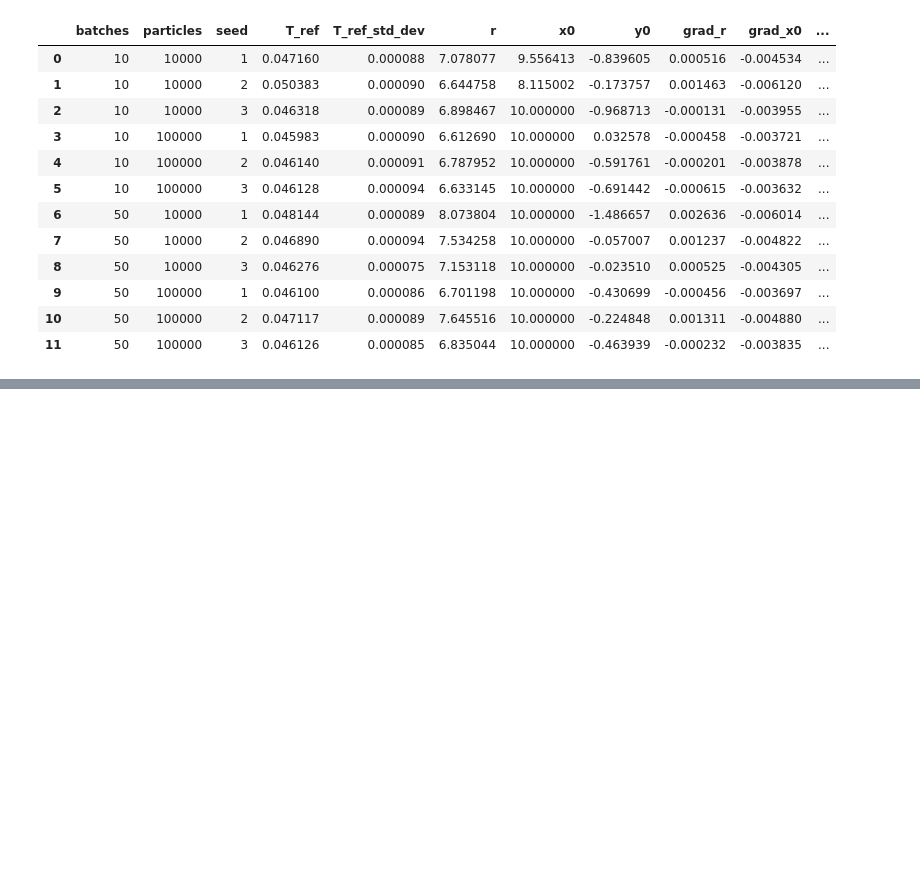
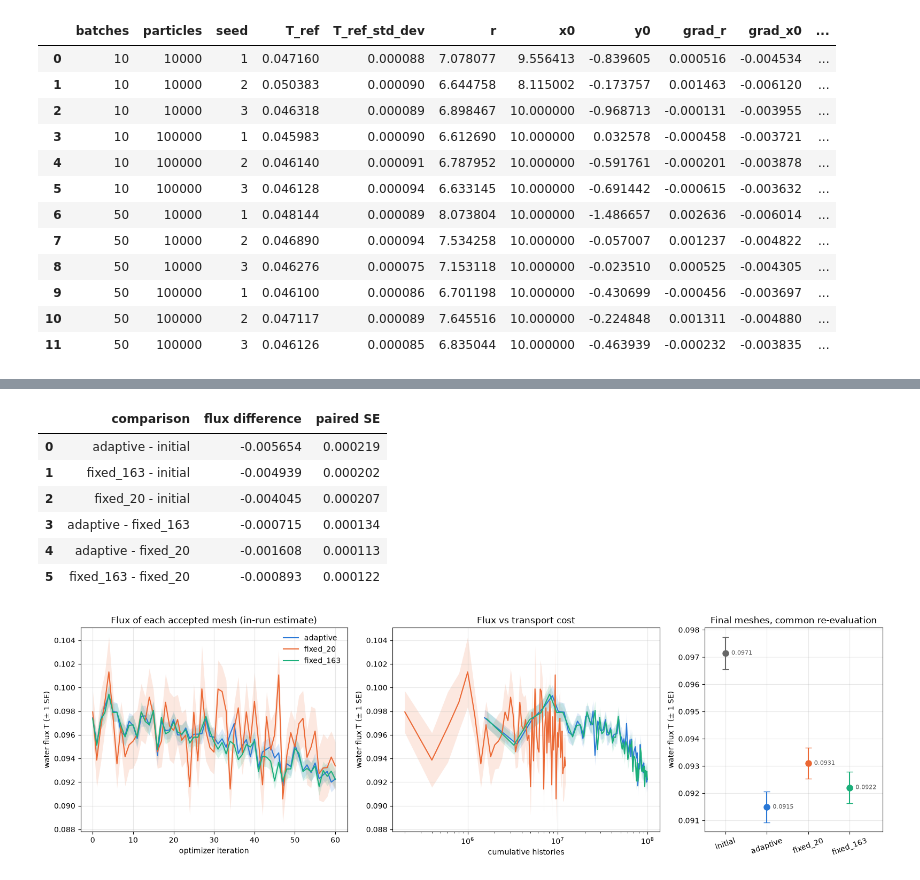
Before and after one commit to sumaddury/neutron-transport-experiments, a Jupyter notebook: batch-size-experiments.ipynb, the cells around one changed output, grey strips where cells are left out. Cells and saved outputs as stored; diff of their text form; code cells hidden in the pictures; blank space fills up the shorter version.

```diff
--- a/batch-size-experiments.ipynb
+++ b/batch-size-experiments.ipynb
@@ -110,0 +245,50 @@ df_optim.head(50)
+# %%
+# (b) Optimization quality. In-run values have each run's own precision; the right panel
+# re-evaluates the initial and final meshes at one common budget (300 x 10k, same seed).
+final = {name: load_mesh_trace(f"data/surface-mesh-optimization/final_eval/{name}")
+         for name in ("initial", *runs)}
+
+fig, (ax_iter, ax_cost, ax_final) = plt.subplots(1, 3, figsize=(16, 4.8),
+                                                 gridspec_kw={"width_ratios": [1.2, 1.2, 0.8]})
+for name, r in runs.items():
+    e = r.evaluations
+    for ax, x in ((ax_iter, e["iteration"]), (ax_cost, e["cumulative_histories"])):
+        ax.fill_between(x, e["T"] - e["T_std"], e["T"] + e["T_std"], color=colors[name],
+                        alpha=0.15, linewidth=0)
+        ax.plot(x, e["T"], color=colors[name], linewidth=1.5, label=name)
+ax_iter.set(xlabel="optimizer iteration", ylabel="water flux T (± 1 SE)",
+            title="Flux of each accepted mesh (in-run estimate)")
+ax_cost.set(xscale="log", xlabel="cumulative histories", ylabel="water flux T (± 1 SE)",
+            title="Flux vs transport cost")
+
+for i, (name, trace) in enumerate(final.items()):
+    T, T_std = trace.df["T"].iloc[-1], trace.df["T_std"].iloc[-1]
+    ax_final.errorbar(i, T, yerr=T_std, fmt="o", color=colors.get(name, "0.4"),
+                      markersize=8, capsize=4, linewidth=1.5)
+    ax_final.annotate(f"{T:.4f}", (i, T), xytext=(8, 0), textcoords="offset points",
+                      va="center", fontsize=8, color="0.3")
+ax_final.set_xticks(range(len(final)), list(final), rotation=20)
+ax_final.set(ylabel="water flux T (± 1 SE)", title="Final meshes, common re-evaluation")
+ax_final.set_xlim(-0.5, len(final) - 0.2)
+
+for ax in (ax_iter, ax_cost, ax_final):
+    ax.grid(True, alpha=0.3)
+ax_iter.legend(frameon=False)
+fig.tight_layout()
+
+# The common re-evaluations share a seed, so per-batch differences give much tighter
+# (paired) standard errors for comparing meshes than the individual error bars suggest.
+pairs = [("adaptive", "initial"), ("fixed_163", "initial"), ("fixed_20", "initial"),
+         ("adaptive", "fixed_163"), ("adaptive", "fixed_20"), ("fixed_163", "fixed_20")]
+pd.DataFrame([{"comparison": f"{a} - {b}",
+               "flux difference": (d := final[a].flux - final[b].flux).mean(),
+               "paired SE": d.std(ddof=1) / np.sqrt(len(d))} for a, b in pairs])
+# %% [output]
+|  | comparison | flux difference | paired SE |
+| 0 | adaptive - initial | -0.005654 | 0.000219 |
+| 1 | fixed_163 - initial | -0.004939 | 0.000202 |
+| 2 | fixed_20 - initial | -0.004045 | 0.000207 |
+| 3 | adaptive - fixed_163 | -0.000715 | 0.000134 |
+| 4 | adaptive - fixed_20 | -0.001608 | 0.000113 |
+| 5 | fixed_163 - fixed_20 | -0.000893 | 0.000122 |
+[figure, added]
```
Also changed, not shown: parts of 11 cells of this notebook, 1 other file.
